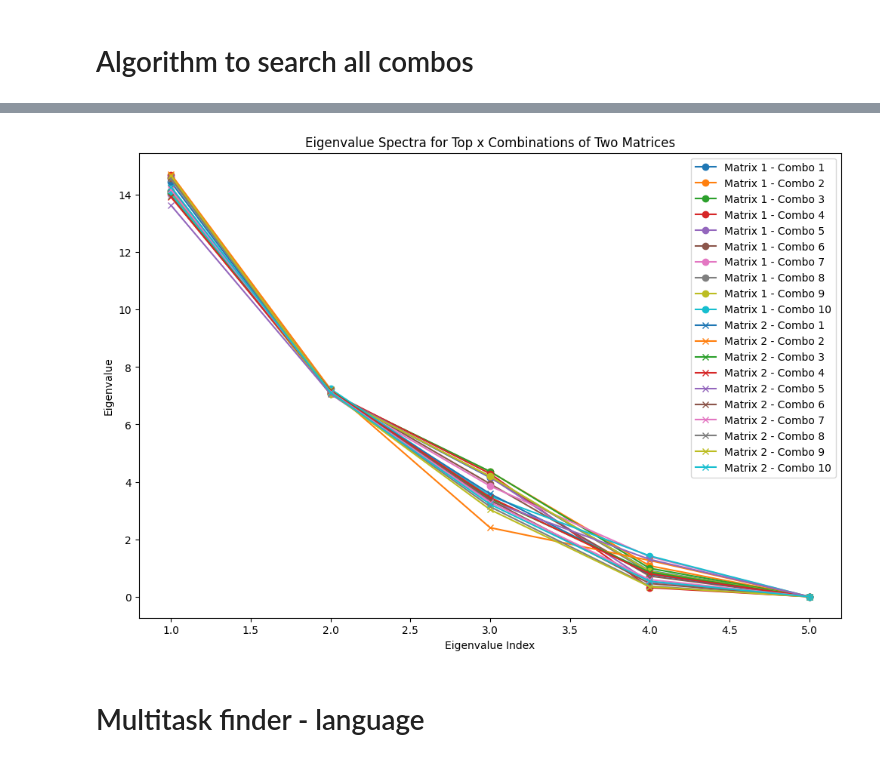
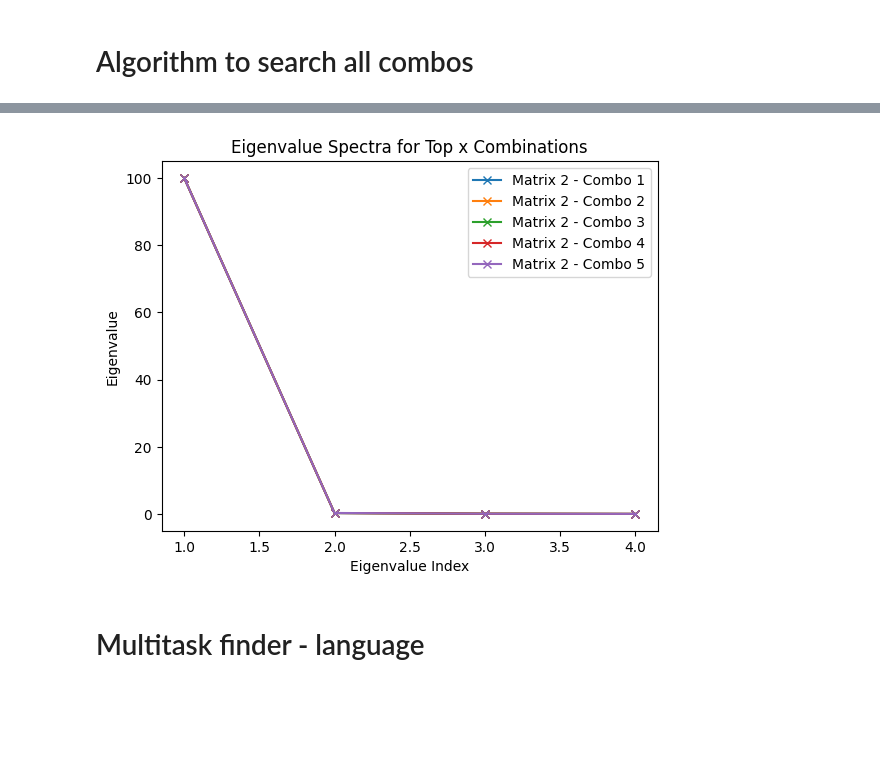
Before and after one commit to DiedrichsenLab/MultiTaskBattery, a Jupyter notebook: notebooks/find_multitasks.ipynb, the cells around one changed output, grey strips where cells are left out. Saved outputs shown, nothing was run; the diff lists cells and outputs as text; code cells hidden in the pictures; blank space fills up the shorter version.

```diff
--- a/notebooks/find_multitasks.ipynb
+++ b/notebooks/find_multitasks.ipynb
@@ -261,7 +439,7 @@ task_rest_data.shape
 # %% [output]
 (1629,)
 # %%
-task_matrix = np.vstack((task1_data,task2_data,task_rest_data))
+task_matrix = np.vstack((task1_data,task2_data,task3_data,task_rest_data))
 task_matrix = np.nan_to_num(task_matrix)
 # %%
 mean_across_conditions = task_matrix.mean(axis=0)
@@ -324,18 +514,10 @@ task_matrix_shared = combined_data_v2[:,ROI_mask == 1]
 task_names  =new_info_v1.taskName
 # %%
-# top 3 combos for vrest
-# top_combinations1 = find_top_combinations(task_matrix_rest, task_names, num_tasks=5, function='DOD', top_n=3)
-# for i, (value, eigenvalues, comb) in enumerate(top_combinations1, start=1):
-#     combo_task_names = [task_names[index] for index in comb]
-#     print(f'Combination {i}:', combo_task_names)
-
-
-
-# # top 3 combos for vshared
-# top_combinations2 = find_top_combinations(task_matrix_shared, task_names, num_tasks=5, function='DOD', top_n=3)
-# for i, (value, eigenvalues, comb) in enumerate(top_combinations2, start=1):
-#     combo_task_names = [task_names[index] for index in comb]
-#     print(f'Combination {i}:', combo_task_names)
+# top 3 combos for vshared
+top_combinations2 = find_top_combinations(task_matrix_shared, task_names, num_tasks=4, function='inverse_trace', top_n=5)
+for i, (value, eigenvalues, comb) in enumerate(top_combinations2, start=1):
+    combo_task_names = [task_names[index] for index in comb]
+    print(f'Combination {i}:', combo_task_names)
 # %% [output]
 0
 100000
@@ -358,14 +528,0 @@ Combination 3: ['rest', 'FingerSeq', 'HappyFaces', 'tongue_movement', 'romance_m
-# %%
-# top 3 combos for vrest
-top_combinations1 = find_top_combinations(task_matrix_rest, task_names, num_tasks=5, function='trace', top_n=10)
-for i, (value, eigenvalues, comb) in enumerate(top_combinations1, start=1):
-    combo_task_names = [task_names[index] for index in comb]
-    print(f'Combination {i}:', combo_task_names)
-
-
-
-# top 3 combos for vshared
-top_combinations2 = find_top_combinations(task_matrix_shared, task_names, num_tasks=5, function='trace', top_n=10)
-for i, (value, eigenvalues, comb) in enumerate(top_combinations2, start=1):
-    combo_task_names = [task_names[index] for index in comb]
-    print(f'Combination {i}:', combo_task_names)
@@ -390,22 +529,16 @@ Combination 10: ['rest', 'FingerSeq', 'Verbal0Back', 'tongue_movement', 'romance
 # %%
-plt.figure(figsize=(12, 8))
-
-for i, (value, eigenvalues, comb) in enumerate(top_combinations1, start=1):
-    indices = np.arange(1, len(eigenvalues) + 1)
-    plt.plot(indices, sorted(eigenvalues, reverse=True), label=f'Matrix 1 - Combo {i}', marker='o')
-
 for i, (value, eigenvalues, comb) in enumerate(top_combinations2, start=1):
     indices = np.arange(1, len(eigenvalues) + 1)
     plt.plot(indices, sorted(eigenvalues, reverse=True), label=f'Matrix 2 - Combo {i}', marker='x')
 
 plt.xlabel('Eigenvalue Index')
 plt.ylabel('Eigenvalue')
-plt.title('Eigenvalue Spectra for Top x Combinations of Two Matrices')
+plt.title('Eigenvalue Spectra for Top x Combinations')
 plt.legend()
 
 plt.show()
 # %% [output]
-[figure, old version]
+[figure, new version]
 # %% [markdown]
 # Multitask finder  - language
 # %%
```
Also changed, not shown: parts of 31 cells of this notebook, 5 other files.
